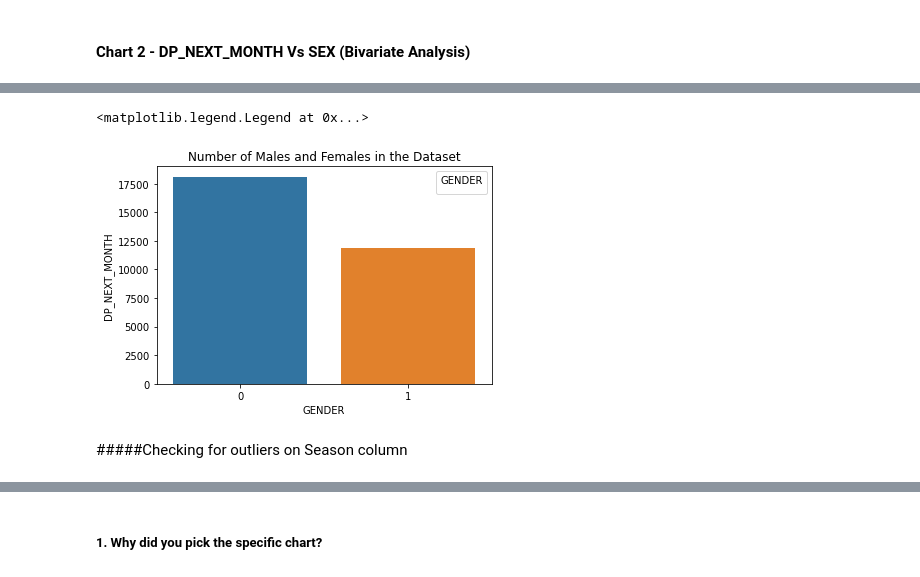
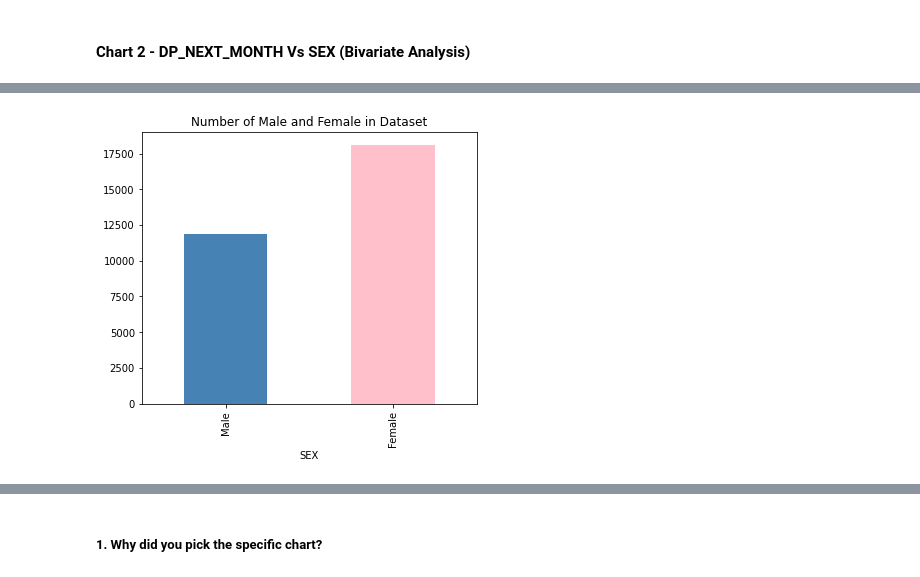
Before and after one commit to Navneet2409/credit-card-default-prediction, a Jupyter notebook: Credit_Card_Notebook_Navneet_Keshri.ipynb, the cells around one changed output, grey strips where cells are left out. Drawn from its saved outputs; the diff is of its cells as text; code cells hidden in the pictures.

```diff
--- a/Credit_Card_Notebook_Navneet_Keshri.ipynb
+++ b/Credit_Card_Notebook_Navneet_Keshri.ipynb
@@ -395,7 +395,7 @@ def reassign_value(x):
     output = 4
   return output
 # %%
-df['EDUCATION'] = df['EDUCATION'].apply(reassign_value)
+df['EDUCATION'] = df['EDUCATION'].apply(reassign_edu)
 df['EDUCATION'].value_counts()
 # %% [output]
 2    14030
@@ -419,0 +420,11 @@ This column does not need data wrangling
+# %%
+def reassign_marriage(x):
+  accepted_values = [1,2,3]
+  if x in accepted_values:
+    output = x
+  else:
+    output = 3
+  return output
+# %%
+df['MARRIAGE'] = df['MARRIAGE'].apply(reassign_marriage)
+df['MARRIAGE'].value_counts()
@@ -901,2 +904,15 @@ df.head(3)
 # %% [markdown]
 #### <b> Chart 2 - DP_NEXT_MONTH Vs SEX (Bivariate Analysis)</b>
+# %%
+# creating a dataframe for SEX and DP_NEXT_MONTH
+df_gender = pd.crosstab(df['DP_NEXT_MONTH'],df['SEX'], margins = True)
+
+# default payment next month:
+# 0 = non-default; 1 = default
+new_index = {0: 'Non-default', 1: 'Default', }
+# SEX:
+# 1 = male; 2 = female
+new_columns = {1 : 'Male', 2 : 'Female'}
+
+df_gender.rename(index = new_index, columns = new_columns, inplace = True)
+df_gender
@@ -903,8 +935,7 @@ df.head(3)
 # %%
 # Chart - 2 visualization code
 # Dependant Column Value Vs SEX
-fig = plt.figure(figsize=(6, 4))
-ax = sns.countplot(data=df['DP_NEXT_MONTH'], x=df['SEX'])
-ax.set(xlabel='GENDER', ylabel='DP_NEXT_MONTH', title='Number of Males and Females in the Dataset')
-plt.legend(title = 'GENDER')
+fig = plt.figure(figsize=(6, 5))
+ax1 = df_gender.loc['All'][0:2].plot.bar(color = ['steelblue','pink'])
+ax1.set(title ='Number of Male and Female in Dataset')
 # %% [output]
@@ -912,4 +943 @@ WARNING:matplotlib.legend:No handles with labels found to put in legend.
-<matplotlib.legend.Legend at 0x...>
-[figure, old version]
+[figure, new version]
-# %% [markdown]
-#####Checking for outliers on Season column
```
Also changed, not shown: parts of 31 cells of this notebook.
